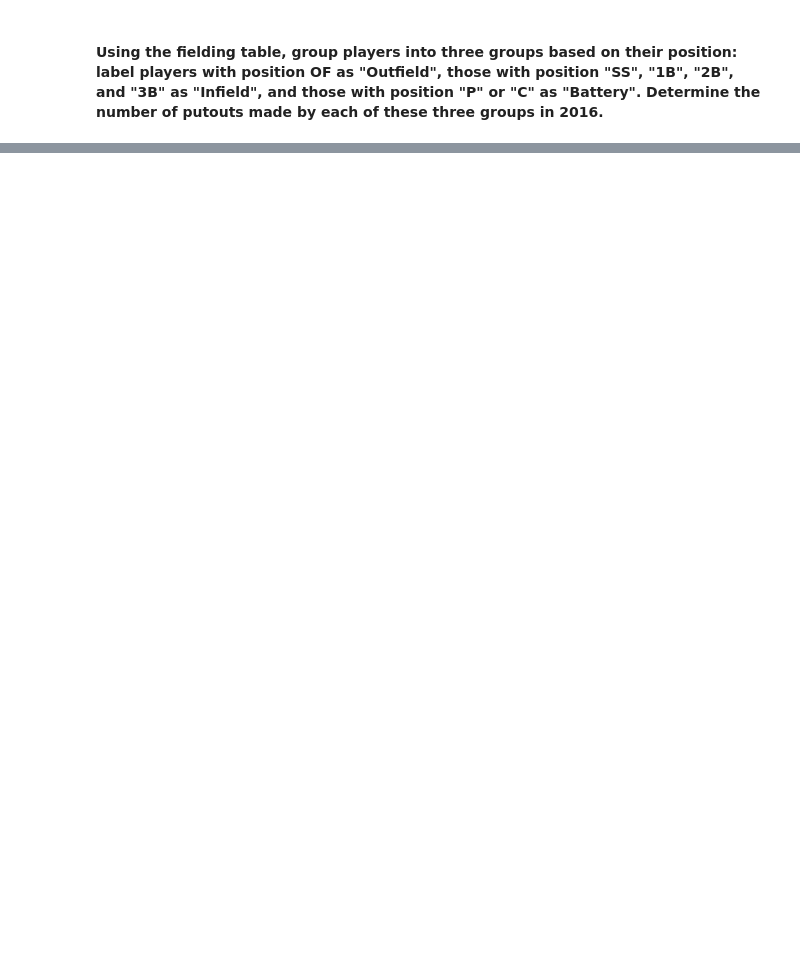
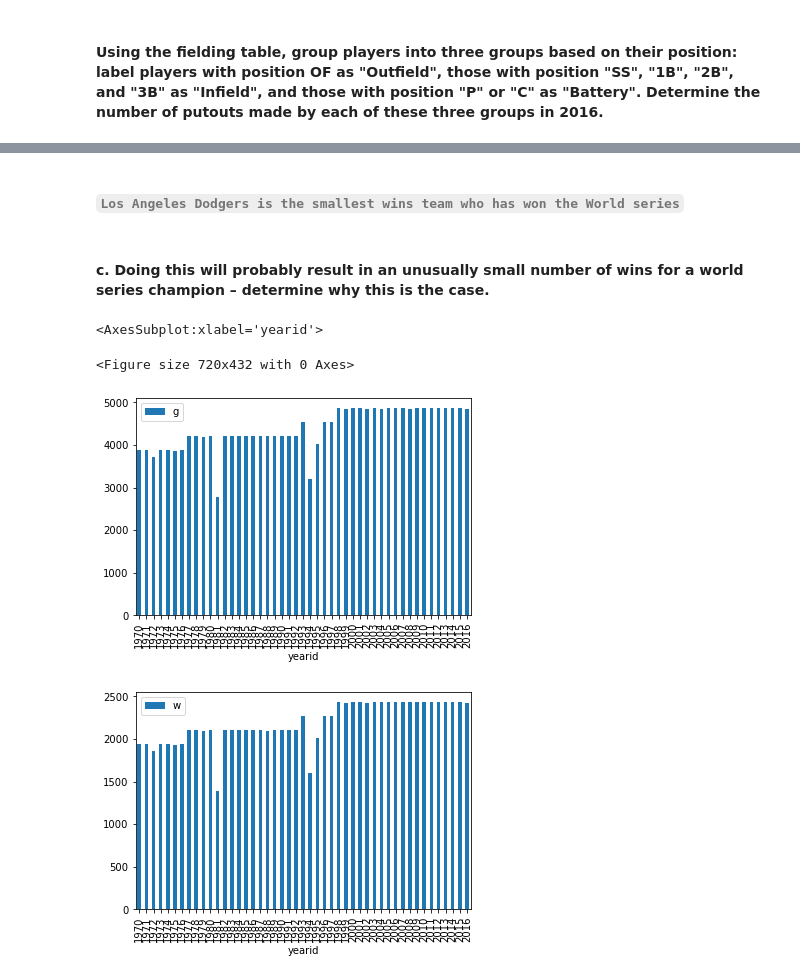
Before and after one commit to dpatelaqua/lahman-baseball-dpatelaqua_python, a Jupyter notebook: lahman-baseball-notebook.ipynb, the cells around one changed output, grey strips where cells are left out. Drawn from its saved outputs; the diff is of its cells as text; code cells hidden in the pictures; blank space fills up the shorter version.

```diff
--- a/lahman-baseball-notebook.ipynb
+++ b/lahman-baseball-notebook.ipynb
@@ -146,0 +250,4 @@ Which managers have won the TSN Manager of the Year award in both the National L
+# %%
+teams_df = pd.read_sql("SELECT * FROM teams;", con=engine)
+teams_df.head()
+#teams_df.info()
@@ -146,0 +262,6 @@ Which managers have won the TSN Manager of the Year award in both the National L
+# %%
+#Filter the teams_df to 1970-2016
+team_filter = teams_df[teams_df['yearid'] >1969]
+# Confirm the dataframe trimmed down
+#team_filter.info()
+team_filter.head() #to confirm the first year id
@@ -146,0 +276,4 @@ Which managers have won the TSN Manager of the Year award in both the National L
+# %%
+# Filter the number of columns required to
+teams_new1 = team_filter[['yearid','teamid','g','w','wswin','name']]
+teams_new1.head()
@@ -146,0 +320,14 @@ Which managers have won the TSN Manager of the Year award in both the National L
+# %% [markdown]
+###### `Los Angeles Dodgers is the smallest wins team who has won the World series`
+# %% [markdown]
+#### c. Doing this will probably result in an unusually small number of wins for a world series champion – determine why this is the case.
+# %%
+teams_summary = teams_new1.groupby(by='yearid',as_index=False).sum()
+plt.figure(figsize=(10, 6))
+teams_summary.plot.bar('yearid','g')
+teams_summary.plot.bar('yearid','w')
+# %% [output]
+<AxesSubplot:xlabel='yearid'>
+<Figure size 720x432 with 0 Axes>
+[figure, added]
+[figure, added]
```
Also changed, not shown: parts of 40 cells of this notebook.
